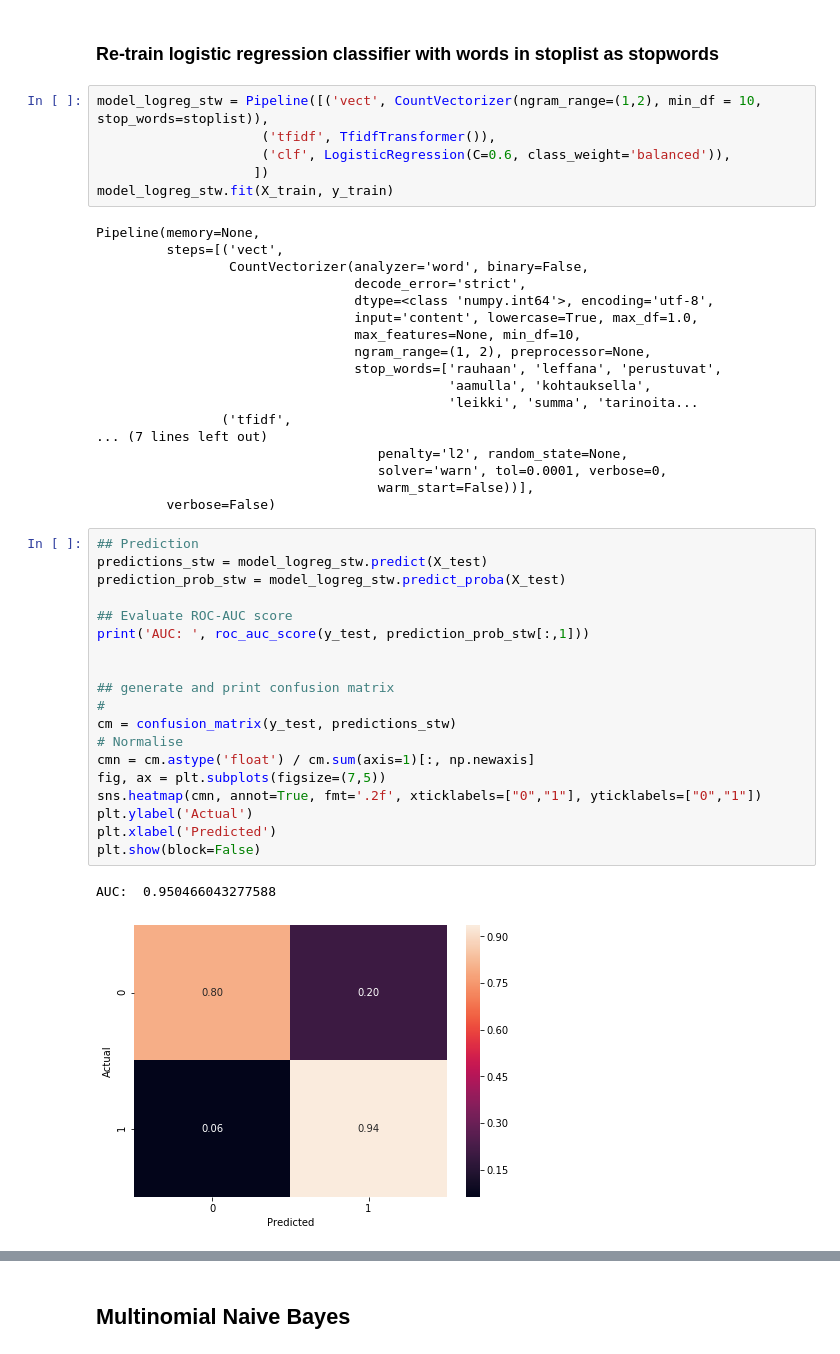
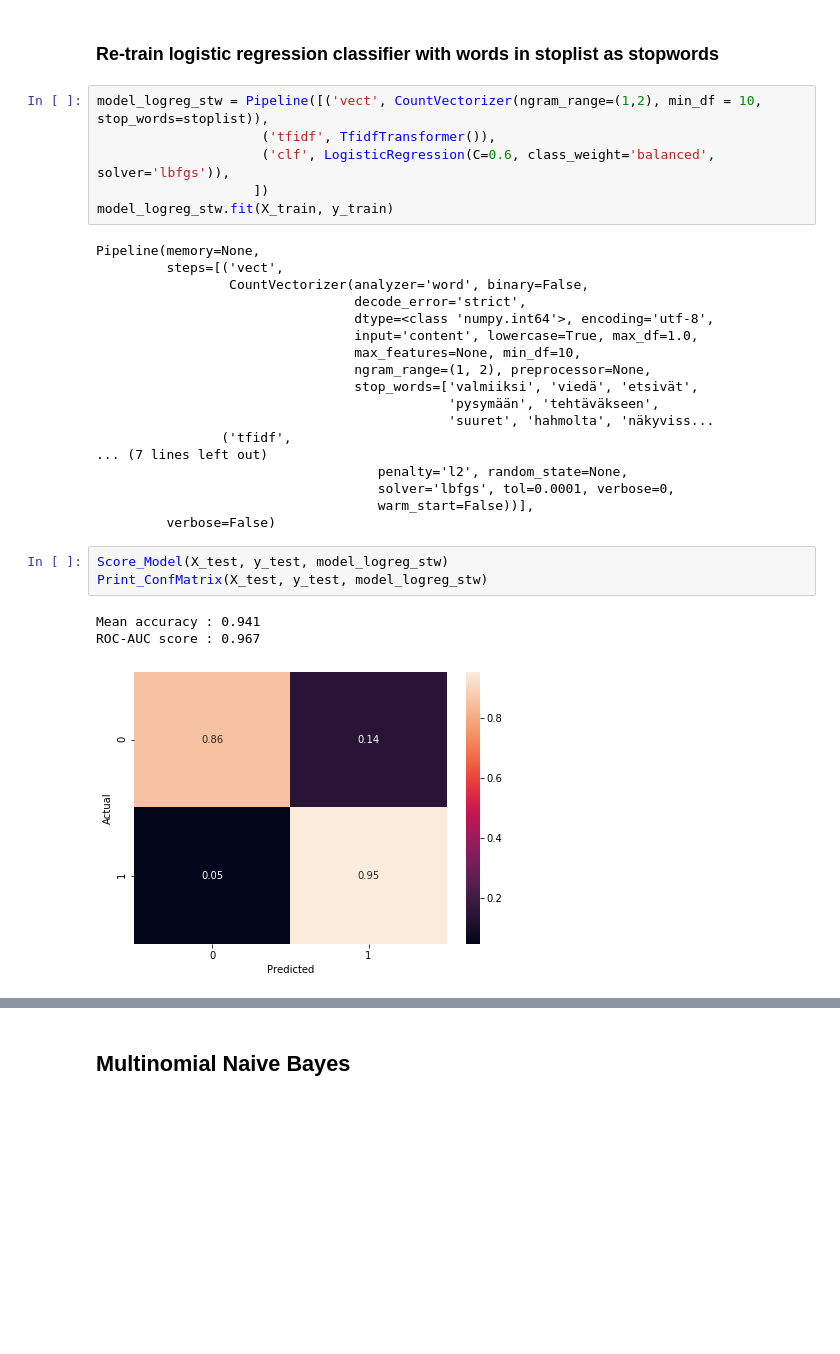
Before and after one commit to mycheong/NLP-SentimentAnalysis, a Jupyter notebook: Sentiment_MovieReviewsFinnish.ipynb, the cells around one changed output, grey strips where cells are left out. Saved outputs shown, nothing was run; the diff lists cells and outputs as text; blank space fills up the shorter version.

```diff
--- a/Sentiment_MovieReviewsFinnish.ipynb
+++ b/Sentiment_MovieReviewsFinnish.ipynb
@@ -248,7 +266,7 @@ stoplist=list(fea_mi_sorted.feature[-stoplist_len:-1])
 # %%
 model_logreg_stw = Pipeline([('vect', CountVectorizer(ngram_range=(1,2), min_df = 10, stop_words=stoplist)),
                      ('tfidf', TfidfTransformer()),
-                     ('clf', LogisticRegression(C=0.6, class_weight='balanced')),
+                     ('clf', LogisticRegression(C=0.6, class_weight='balanced', solver='lbfgs')),
                     ])
 model_logreg_stw.fit(X_train, y_train)
 # %% [output]
@@ -260,34 +278,19 @@ Pipeline(memory=None,
                                  input='content', lowercase=True, max_df=1.0,
                                  max_features=None, min_df=10,
                                  ngram_range=(1, 2), preprocessor=None,
-                                 stop_words=['rauhaan', 'leffana', 'perustuvat',
-                                             'aamulla', 'kohtauksella',
-                                             'leikki', 'summa', 'tarinoita...
+                                 stop_words=['valmiiksi', 'viedä', 'etsivät',
+                                             'pysymään', 'tehtäväkseen',
+                                             'suuret', 'hahmolta', 'näkyviss...
                 ('tfidf',
 ... (7 lines left out)
                                     penalty='l2', random_state=None,
-                                    solver='warn', tol=0.0001, verbose=0,
+                                    solver='lbfgs', tol=0.0001, verbose=0,
                                     warm_start=False))],
          verbose=False)
-# %%
-## Prediction
-predictions_stw = model_logreg_stw.predict(X_test)
-prediction_prob_stw = model_logreg_stw.predict_proba(X_test)
-
-## Evaluate ROC-AUC score
-print('AUC: ', roc_auc_score(y_test, prediction_prob_stw[:,1]))
-
-
-## generate and print confusion matrix
-#
-cm = confusion_matrix(y_test, predictions_stw)
-# Normalise
-cmn = cm.astype('float') / cm.sum(axis=1)[:, np.newaxis]
-fig, ax = plt.subplots(figsize=(7,5))
-sns.heatmap(cmn, annot=True, fmt='.2f', xticklabels=["0","1"], yticklabels=["0","1"])
-plt.ylabel('Actual')
-plt.xlabel('Predicted')
-plt.show(block=False)
-# %% [output]
-AUC:  0.950466043277588
-[figure, removed]
+# %%
+Score_Model(X_test, y_test, model_logreg_stw)
+Print_ConfMatrix(X_test, y_test, model_logreg_stw)
+# %% [output]
+Mean accuracy : 0.941
+ROC-AUC score : 0.967
+[figure, added]
```
Also changed, not shown: parts of 34 cells of this notebook.
